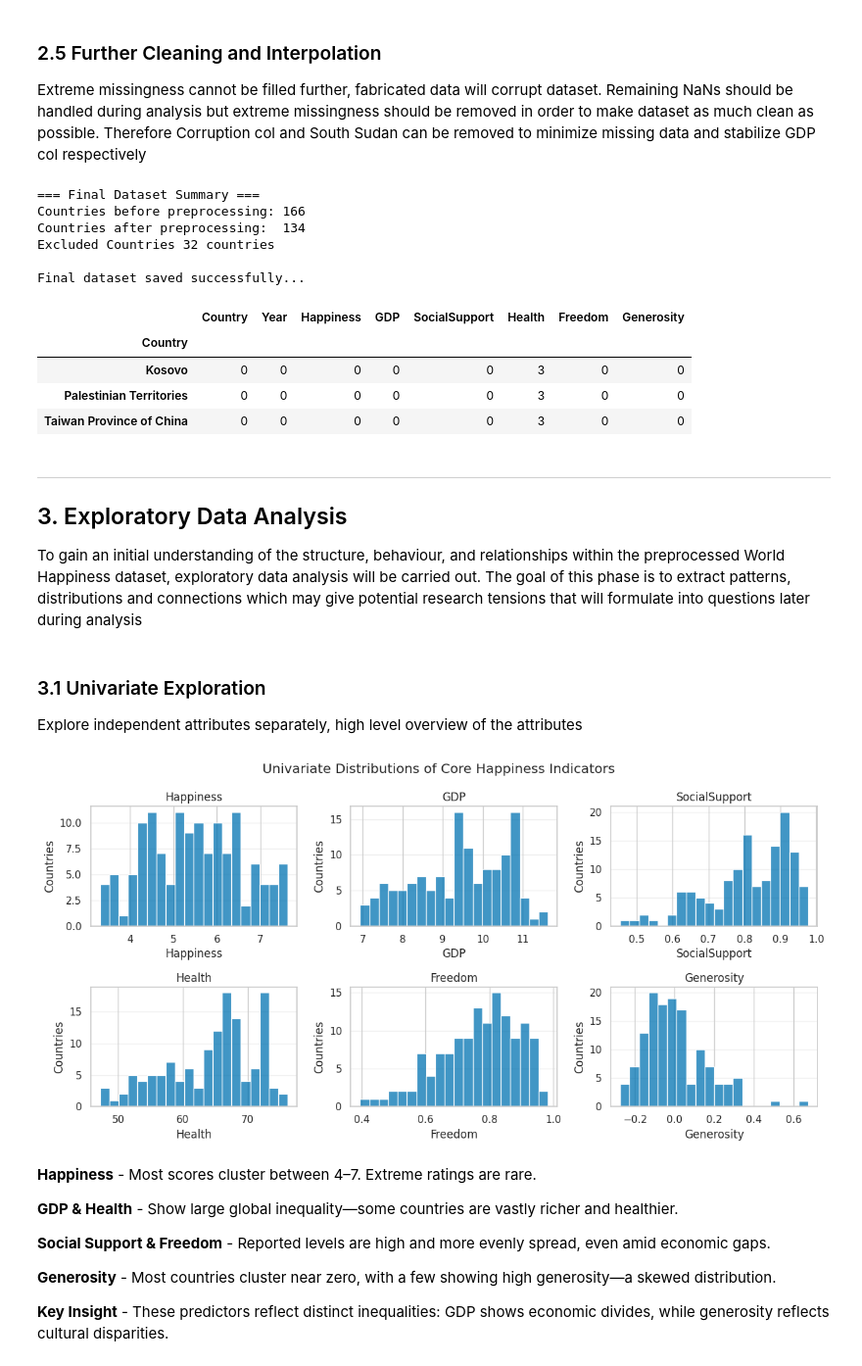
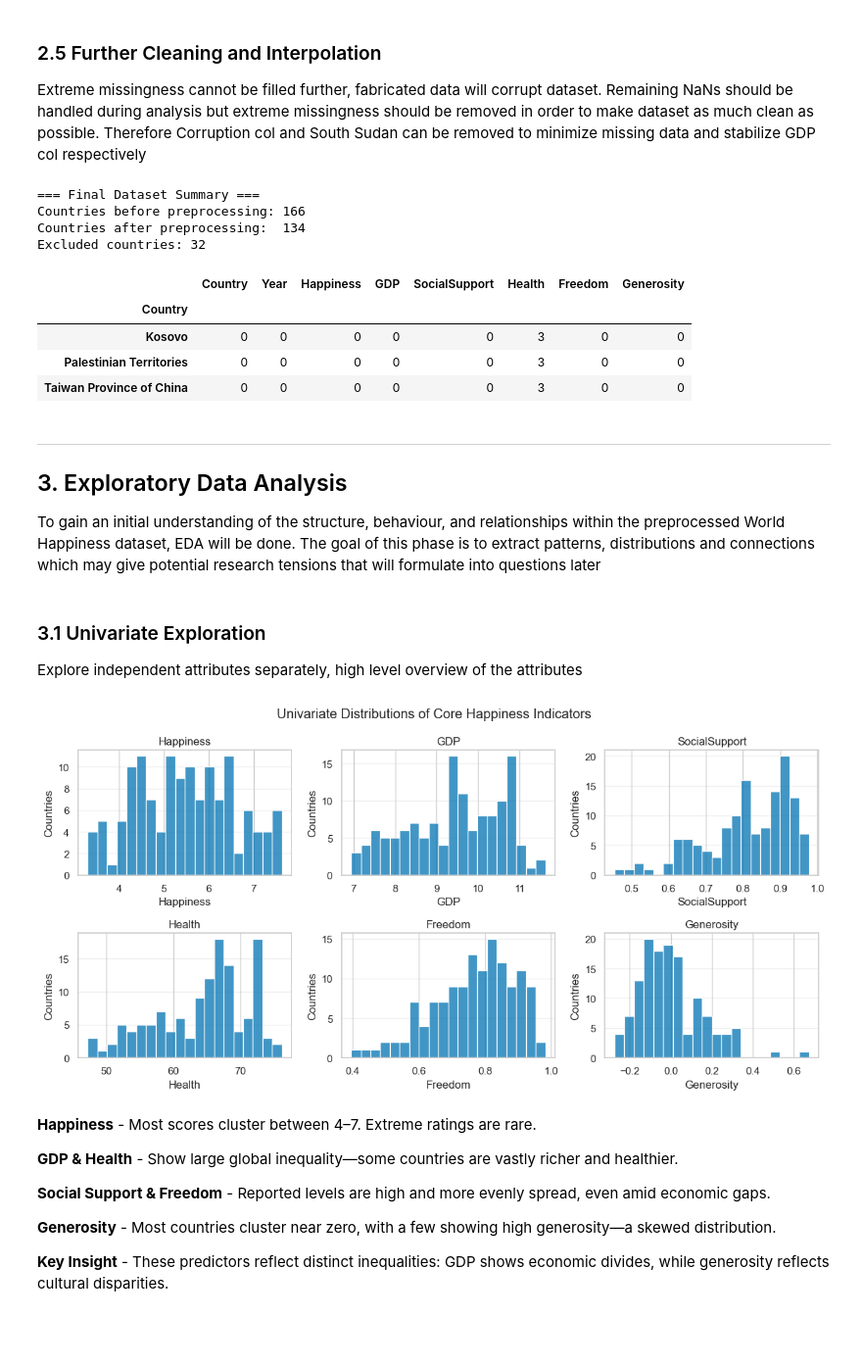
Before and after one commit to baxasd/DVCW, a Jupyter notebook: Z22590018.ipynb, the cells around one changed output. Shown at 98% size. Drawn from its saved outputs; the diff is of its cells as text; code cells hidden in the pictures; blank space fills up the shorter version.

```diff
--- a/Z22590018.ipynb
+++ b/Z22590018.ipynb
@@ -13,7 +13,6 @@ Installs and imports required libraries used in this notebook
 # %%
 # Importing libraries
 import os
-import shutil
 import pandas as pd
 import numpy as np
 import matplotlib.pyplot as plt
@@ -21,21 +20,14 @@ import seaborn as sns
 from sklearn.linear_model import LinearRegression
 
 # Prepare directories
-os.makedirs("dataset", exist_ok=True)
 os.makedirs("dataset/output", exist_ok=True)
 os.makedirs("assets/eda", exist_ok=True)
 os.makedirs("assets/rq1", exist_ok=True)
 os.makedirs("assets/rq2", exist_ok=True)
 os.makedirs("assets/rq3", exist_ok=True)
 
-sns.set_theme(
-    style="whitegrid",
-    palette="colorblind",
-    context="notebook"
-)
-
 # Load initial dataset. CHANGE PATH WHEN NECESSARY!
-df = pd.read_csv("dataset/raw/world-happiness-report.csv")
+df = pd.read_csv("world-happiness-report.csv")
 df.head()
 # %% [output]
 |  | Country name | year | Life Ladder | Log GDP per capita | Social support | Healthy life expectancy at birth | ... |
@@ -177,48 +205,46 @@ missing_by_country_var[missing_by_country_var.sum(axis=1) > 0]
 ### 2.5 Further Cleaning and Interpolation
 Extreme missingness cannot be filled further, fabricated data will corrupt dataset. Remaining NaNs should be handled during analysis but extreme missingness should be removed in order to make dataset as much clean as possible. Therefore Corruption col and South Sudan can be removed to minimize missing data and stabilize GDP col respectively
 # %%
+# Final cleaning decisions
 # Remove country with structural GDP/Generosity gaps
 df_balanced = df_balanced[df_balanced["Country"] != "South Sudan"].copy()
 
 # Drop corruption due to systemic regional missingness
 df_balanced = df_balanced.drop(columns=["Corruption"], errors="ignore")
 
-# Within-country interpolation (time-aware) WITHOUT groupby.apply (no FutureWarning)
+# Within-country interpolation (time-aware)
 df_balanced = df_balanced.sort_values(["Country", "Year"]).reset_index(drop=True)
-df_balanced[["GDP", "SocialSupport", "Health", "Freedom", "Generosity"]] = (
-    df_balanced.groupby("Country")[["GDP", "SocialSupport", "Health", "Freedom", "Generosity"]]
-    .transform(lambda s: s.interpolate(method="linear", limit_direction="both")))
 
+df_balanced[PREDICTORS] = (
+    df_balanced.groupby("Country")[PREDICTORS]
+    .transform(lambda s: s.interpolate(method="linear", limit_direction="both"))
+)
+
+# Audit excluded countries
 countries_original = set(df["Country"].unique())
 countries_final = set(df_balanced["Country"].unique())
 
-# Countries excluded by temporal consistency or cleaning
 excluded_countries = countries_original - countries_final
 df_excluded = df[df["Country"].isin(excluded_countries)].copy()
 
-# Save Excluded countries
+# Save artefacts (not reloaded later)
 df_excluded.to_csv("dataset/output/excluded.csv", index=False)
-
-# Save final file
 df_balanced.to_csv("dataset/output/world_happiness_final.csv", index=False)
 
 # Final summary
 print("=== Final Dataset Summary ===")
 print(f"Countries before preprocessing: {len(countries_original)}")
 print(f"Countries after preprocessing:  {len(countries_final)}")
-print(f"Excluded Countries {len(excluded_countries)} countries")
-print(f"\nFinal dataset saved successfully...")
+print(f"Excluded countries: {len(excluded_countries)}")
 
-# Remaining missingness check (diagnostic only)
+# Diagnostic: remaining missingness (should be empty or minimal)
 missing_by_country = df_balanced.isna().groupby(df_balanced["Country"]).sum()
 missing_by_country[missing_by_country.sum(axis=1) > 0]
 # %% [output]
 === Final Dataset Summary ===
 Countries before preprocessing: 166
 Countries after preprocessing:  134
-Excluded Countries 32 countries
-
-Final dataset saved successfully...
+Excluded countries: 32
 |  | Country | Year | Happiness | GDP | SocialSupport | Health | Freedom | Generosity |
 | Country |  |  |  |  |  |  |  |  |
 | Kosovo | 0 | 0 | 0 | 0 | 0 | 3 | 0 | 0 |
@@ -227,45 +253,38 @@ Final dataset saved successfully...
 # %% [markdown]
 ---
 ## 3. Exploratory Data Analysis
-To gain an initial understanding of the structure, behaviour, and relationships within the preprocessed World Happiness dataset, exploratory data analysis will be carried out. The goal of this phase is to extract patterns, distributions and connections which may give potential research tensions that will formulate into questions later during analysis
+To gain an initial understanding of the structure, behaviour, and relationships within the preprocessed World Happiness dataset, EDA will be done. The goal of this phase is to extract patterns, distributions and connections which may give potential research tensions that will formulate into questions later
 # %% [markdown]
 ### 3.1 Univariate Exploration
 
 Explore independent attributes separately, high level overview of the attributes
 # %%
 # Univariate distributions
-univariate_cols = [
-    "Happiness",
-    "GDP",
-    "SocialSupport",
-    "Health",
-    "Freedom",
-    "Generosity"]
+univariate_cols = ["Happiness"] + PREDICTORS
 
-# Country-level averaging 3-year window. For EDA and further analysis
-df_country = (df_balanced.groupby(["Country"], as_index=False)[univariate_cols].mean())
+# Country-level averaging (balanced window)
+df_country = (
+    df_balanced
+    .groupby("Country", as_index=False)[univariate_cols]
+    .mean()
+)
 
 fig, axes = plt.subplots(2, 3, figsize=(12, 6))
-axes = axes.flatten()
+axes = axes.flatten()[:len(univariate_cols)]
 
-# Plot
 for ax, col in zip(axes, univariate_cols):
-    sns.histplot(
-        df_country[col],
-        bins=20,
-        ax=ax)
+    sns.histplot(df_country[col], bins=20, ax=ax)
     ax.set_title(col)
     ax.set_xlabel(col)
     ax.set_ylabel("Countries")
     ax.grid(True, axis="y", alpha=0.3)
 
-# Finalize
 plt.suptitle("Univariate Distributions of Core Happiness Indicators")
 plt.tight_layout()
-plt.savefig("assets/eda/univariate_distribution.png", dpi=300, bbox_inches="tight")
+save_fig("assets/eda/univariate_distribution.png")
 plt.show()
 # %% [output]
-[figure, old version]
+[figure, new version]
 # %% [markdown]
 **Happiness** - Most scores cluster between 4–7. Extreme ratings are rare.
 
```
Also changed, not shown: parts of 37 cells of this notebook, 25 other files.
